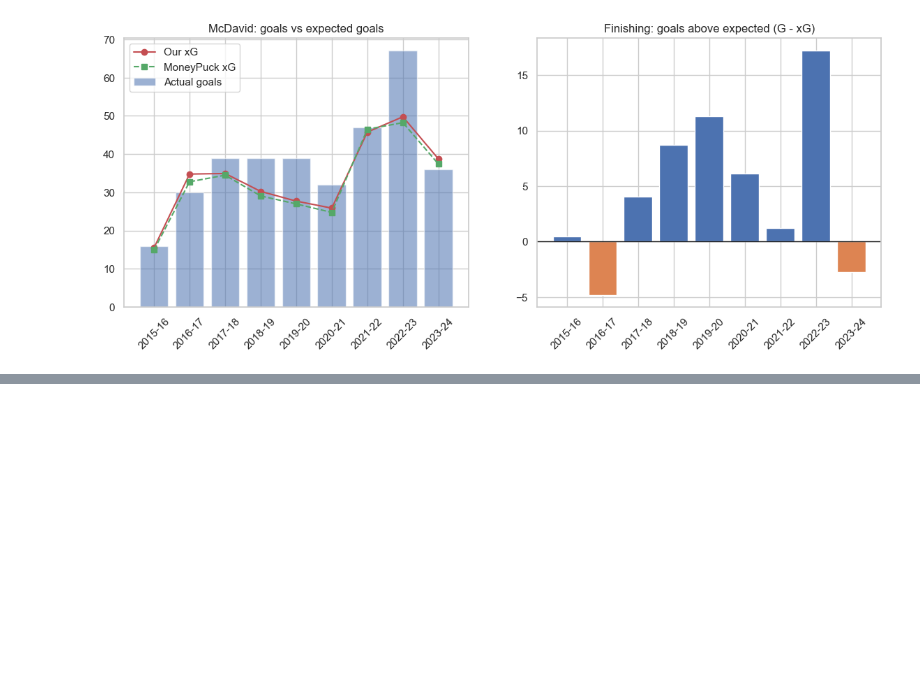
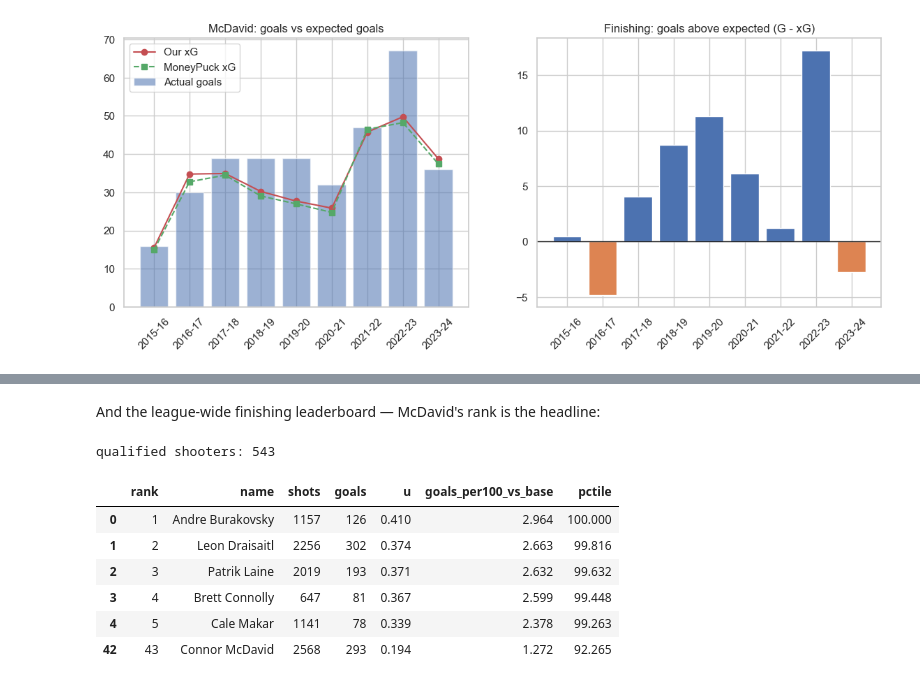
Before and after one commit to erab17/nhl_mcdavid_study, a Jupyter notebook: notebooks/NHL_McDavid_xG_modern.ipynb, the cells around one changed output, grey strips where cells are left out. Drawn from its saved outputs; the diff is of its cells as text; code cells hidden in the pictures; blank space fills up the shorter version.

```diff
--- a/notebooks/NHL_McDavid_xG_modern.ipynb
+++ b/notebooks/NHL_McDavid_xG_modern.ipynb
@@ -226,0 +270,18 @@ the gap — the log-loss difference, 0.210 vs 0.201, is the honest measure.)
+# %% [markdown]
+And the league-wide finishing leaderboard — McDavid's rank is the headline:
+# %%
+rk = pd.read_csv("../figures/shooter_effect_ranking.csv")
+n_shooters = len(rk)
+top = rk.nsmallest(5, "rank")[["rank","name","shots","goals","u","goals_per100_vs_base","pctile"]]
+mcd_row = rk[rk["name"]=="Connor McDavid"][["rank","name","shots","goals","u","goals_per100_vs_base","pctile"]]
+print(f"qualified shooters: {n_shooters}")
+pd.concat([top, mcd_row]).round(3)
+# %% [output]
+qualified shooters: 543
+|  | rank | name | shots | goals | u | goals_per100_vs_base | pctile |
+| 0 | 1 | Andre Burakovsky | 1157 | 126 | 0.410 | 2.964 | 100.000 |
+| 1 | 2 | Leon Draisaitl | 2256 | 302 | 0.374 | 2.663 | 99.816 |
+| 2 | 3 | Patrik Laine | 2019 | 193 | 0.371 | 2.632 | 99.632 |
+| 3 | 4 | Brett Connolly | 647 | 81 | 0.367 | 2.599 | 99.448 |
+| 4 | 5 | Cale Makar | 1141 | 78 | 0.339 | 2.378 | 99.263 |
+| 42 | 43 | Connor McDavid | 2568 | 293 | 0.194 | 1.272 | 92.265 |
```
Also changed, not shown: parts of 17 cells of this notebook, 2 other files.
